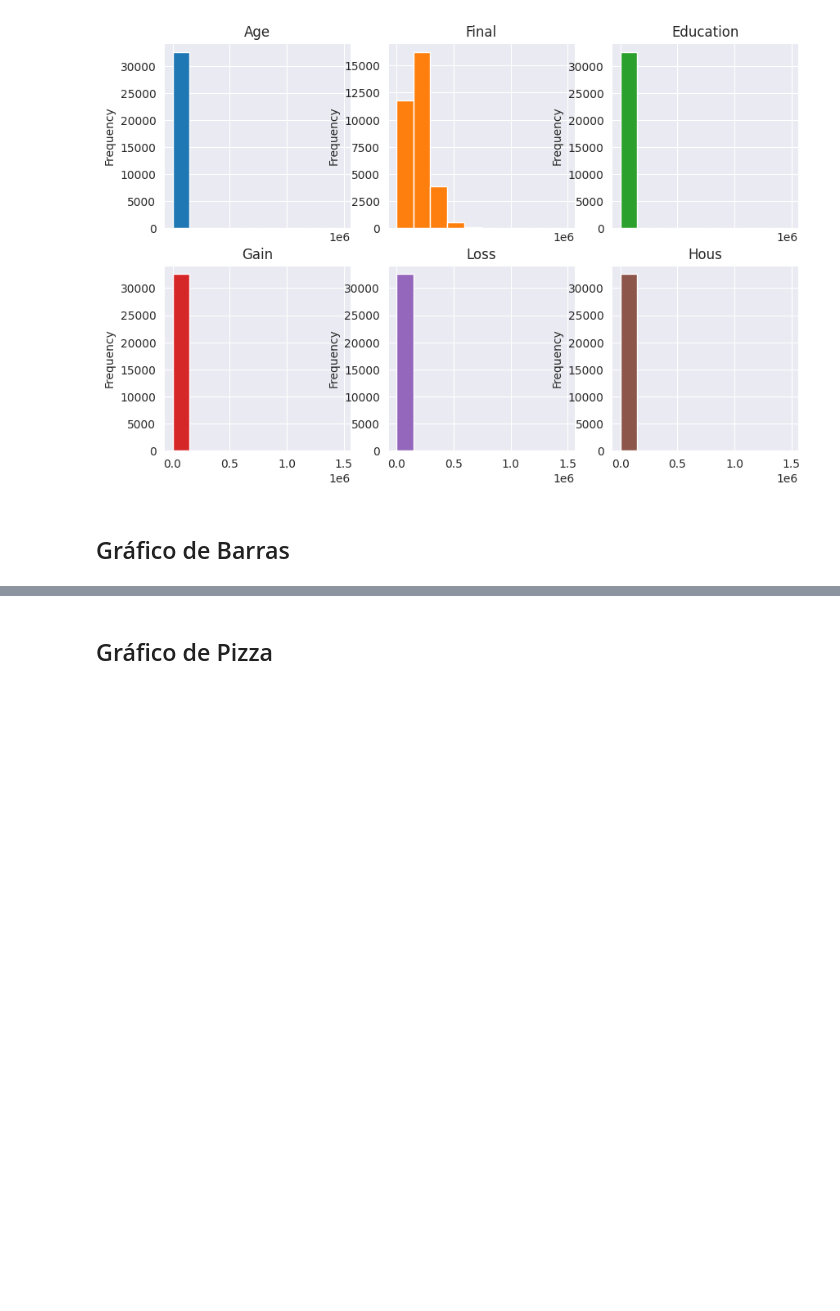
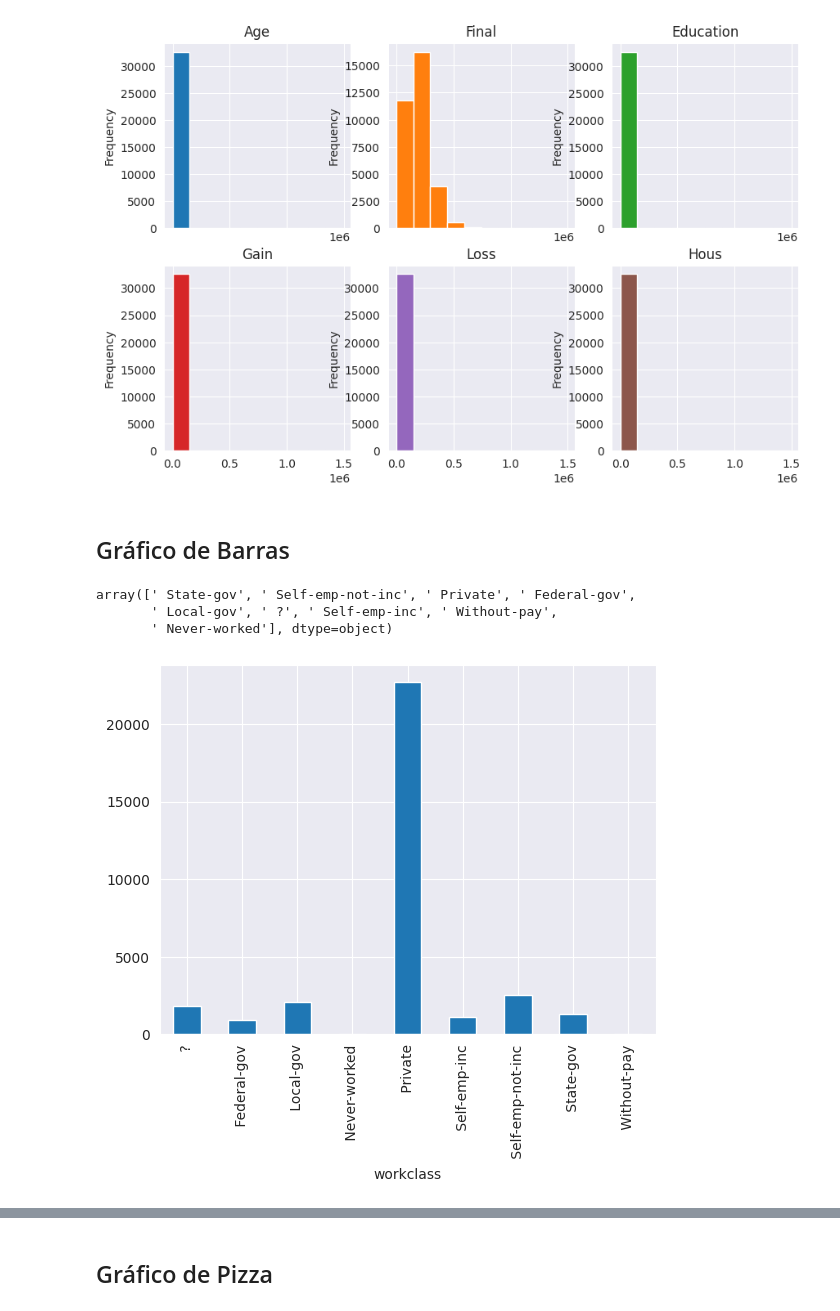
Before and after one commit to Joao-Inacio/Pandas-Descomplicado-Um-Guia-Pratico-para-Iniciantes, a Jupyter notebook: 0.3_Graficos/graficos.ipynb, the cells around one changed output, grey strips where cells are left out. Drawn from its saved outputs; the diff is of its cells as text; code cells hidden in the pictures; blank space fills up the shorter version.

```diff
--- a/0.3_Graficos/graficos.ipynb
+++ b/0.3_Graficos/graficos.ipynb
@@ -108,3 +108,13 @@ df.plot(
 [figure]
 # %% [markdown]
 ## Gráfico de Barras
+# %%
+df.workclass.unique()
+# %% [output]
+array([' State-gov', ' Self-emp-not-inc', ' Private', ' Federal-gov',
+       ' Local-gov', ' ?', ' Self-emp-inc', ' Without-pay',
+       ' Never-worked'], dtype=object)
+# %%
+df.groupby("workclass")["age"].count().plot(kind="bar");
+# %% [output]
+[figure, added]
```
Also changed, not shown: parts of 5 cells of this notebook.
